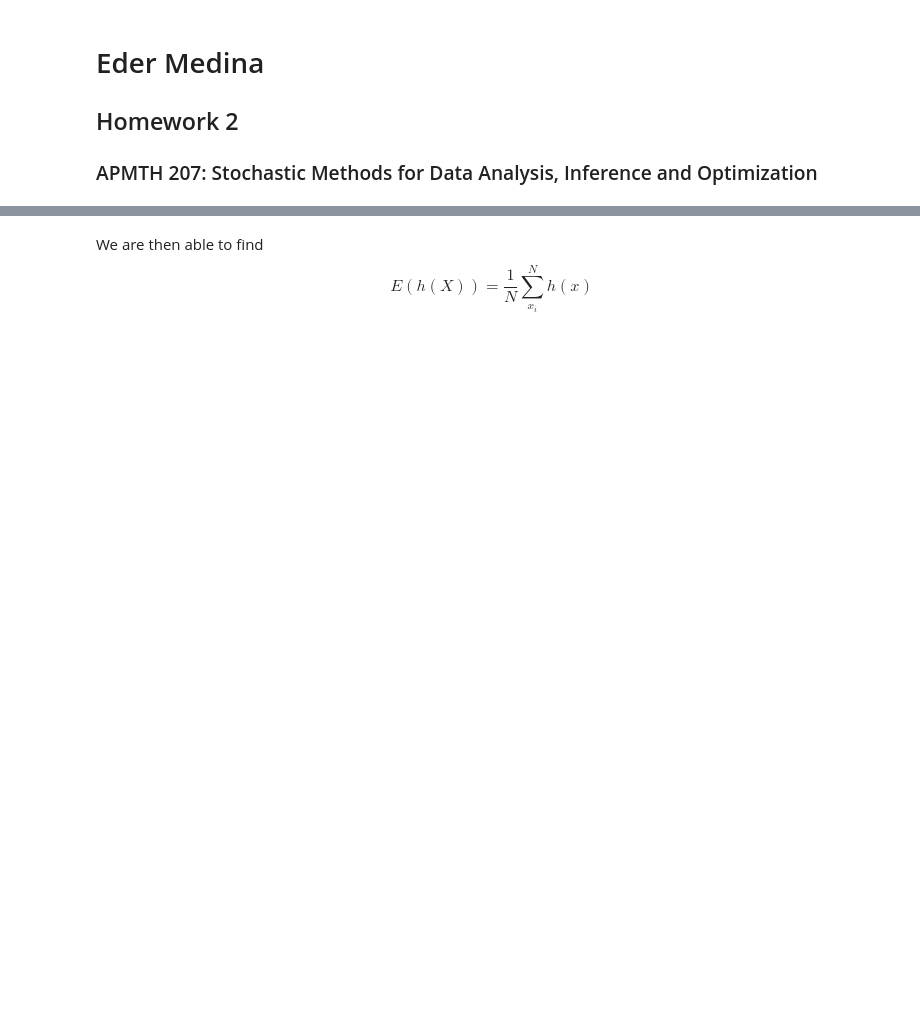
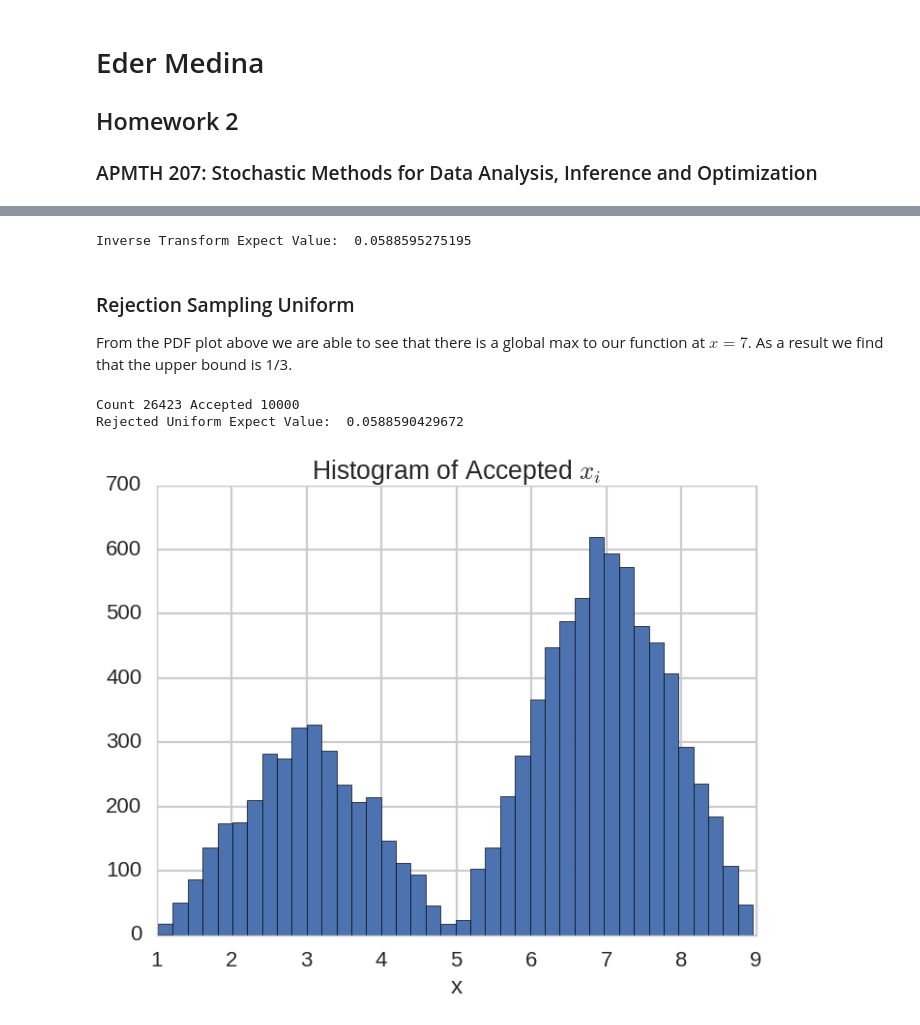
Before and after one commit to medinaeder/am207, a Jupyter notebook: hw2/EderMedina_am207_hw2.ipynb, the cells around one changed output, grey strips where cells are left out. Cells and saved outputs as stored; diff of their text form; code cells hidden in the pictures; blank space fills up the shorter version.

```diff
--- a/hw2/EderMedina_am207_hw2.ipynb
+++ b/hw2/EderMedina_am207_hw2.ipynb
@@ -107,8 +116,64 @@ def invCDF(r):
         return 5+np.sqrt(25-4*(29/2-6*r)*0.5)
     elif (r > 2.0/3 and r <= 1):
         return 9-np.sqrt(81-4*(6*5.75+6*r)*0.5)
-# %% [markdown]
-We are then able to find
-\begin{equation}
-E(h(X)) = \frac{1}{N} \sum \limits_{x_i}^N h(x)
-\end{equation}
+# %%
+N_samples = 10000
+M_sets= 1000
+
+r_i = np.random.uniform(0,1,N_samples)
+x_i = np.zeros(r_i.size)
+h_i = np.zeros(x_i.size)
+
+h_exp_inv=np.zeros(M_sets)
+for j in range(M_sets):
+    r_i = np.random.uniform(0,1,N_samples)
+    for i in range(h_i.size):
+        x_i[i] = invCDF(r_i[i])
+        h_i[i] = h(x_i[i])
+    h_exp_inv[j] = np.mean(h_i)
+
+print("Inverse Transform Expect Value: ", np.mean(h_exp_inv))
+# %% [output]
+Inverse Transform Expect Value:  0.0588595275195
+# %% [markdown]
+### Rejection Sampling Uniform ###
+
+From the PDF plot above we are able to see that there is a global max to our function at $x = 7$. As a result we find that the upper bound is 1/3.
+# %%
+x_min = 1; x_max = 9;
+y_max = .335;
+
+h_exp_reju = np.zeros(M_sets);
+for j in range(M_sets):
+    count = 0;
+    accepted = 0;
+    x_rej = np.zeros(N_samples)
+
+    while (accepted < N_samples):
+        xt = np.random.uniform(x_min,x_max)
+        yt = np.random.uniform(0, y_max)
+
+        if yt < fx(xt):
+            x_rej[accepted] = xt
+            accepted+=1
+
+        count+=1
+
+
+
+    h_rej = np.zeros(N_samples)
+    for i in range(N_samples):
+        h_rej[i] = h(x_rej[i])
+
+    h_exp_reju[j] = np.mean(h_rej);
+
+print("Count",count, "Accepted", accepted)
+plt.figure(figsize=[8,6])
+plt.hist(x_rej,bins=40, label=u'Samples');
+plt.xlabel('x')
+plt.title(u"Histogram of Accepted $x_i$")
+print("Rejected Uniform Expect Value: ", np.mean(h_exp_reju))
+# %% [output]
+Count 26423 Accepted 10000
+Rejected Uniform Expect Value:  0.0588590429672
+[figure, added]
```
Also changed, not shown: parts of 21 cells of this notebook.
